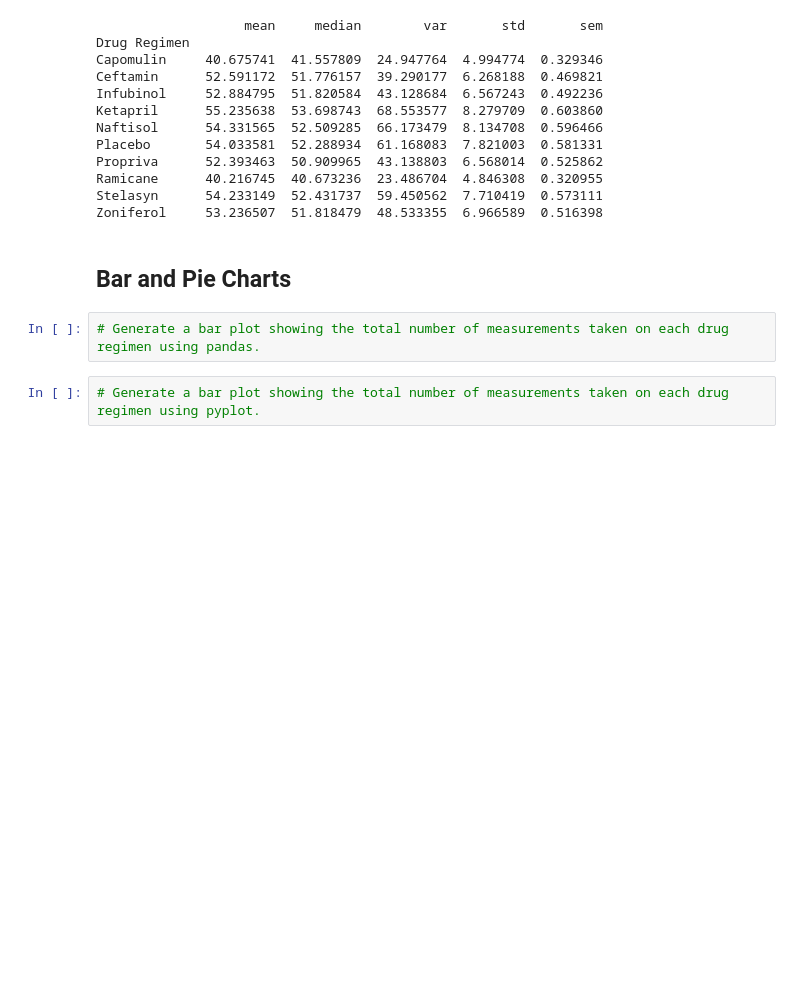
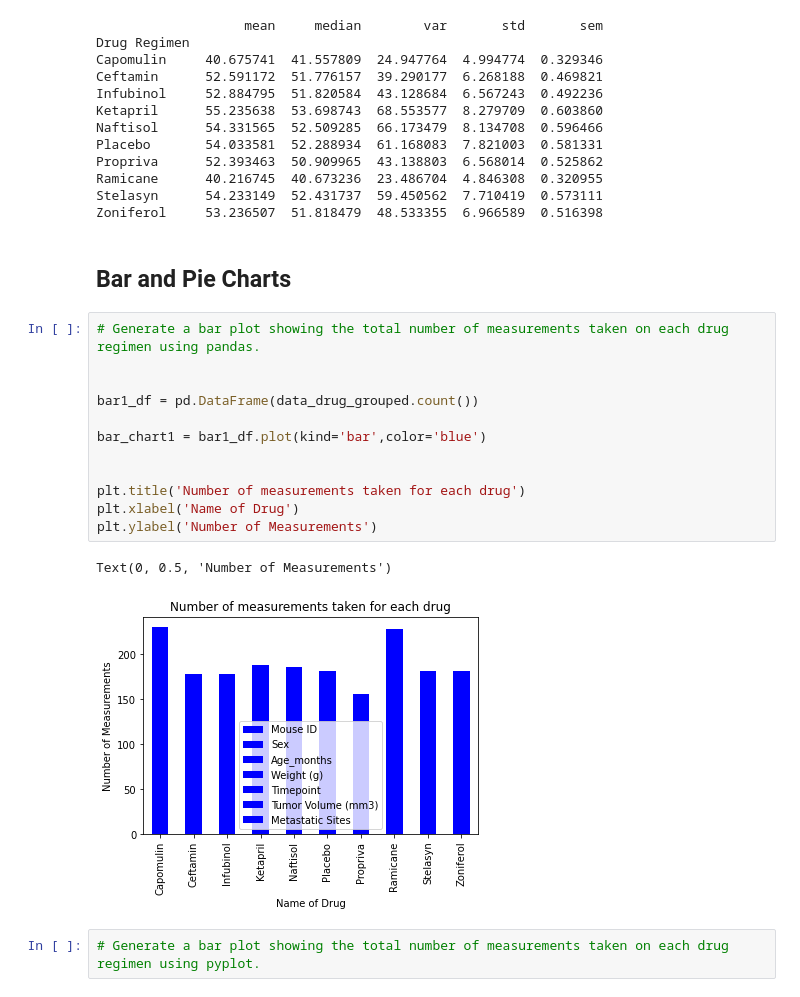
Before and after one commit to moormeierz/Matplotlib, a Jupyter notebook: pymaceuticals_starter.ipynb, the cells around one changed output. Saved outputs shown, nothing was run; the diff lists cells and outputs as text; blank space fills up the shorter version.

Commit message:
got first drug to work

```diff
--- a/pymaceuticals_starter.ipynb
+++ b/pymaceuticals_starter.ipynb
@@ -168,6 +168,19 @@ Zoniferol     53.236507  51.818479  48.533355  6.966589  0.516398
 ## Bar and Pie Charts
 # %%
 # Generate a bar plot showing the total number of measurements taken on each drug regimen using pandas.
+
+
+bar1_df = pd.DataFrame(data_drug_grouped.count())
+
+bar_chart1 = bar1_df.plot(kind='bar',color='blue')
+
+
+plt.title('Number of measurements taken for each drug')
+plt.xlabel('Name of Drug')
+plt.ylabel('Number of Measurements')
+# %% [output]
+Text(0, 0.5, 'Number of Measurements')
+[figure, added]
 # %%
 # Generate a bar plot showing the total number of measurements taken on each drug regimen using pyplot.
 # %%
```
Also changed, not shown: parts of 15 cells of this notebook.
